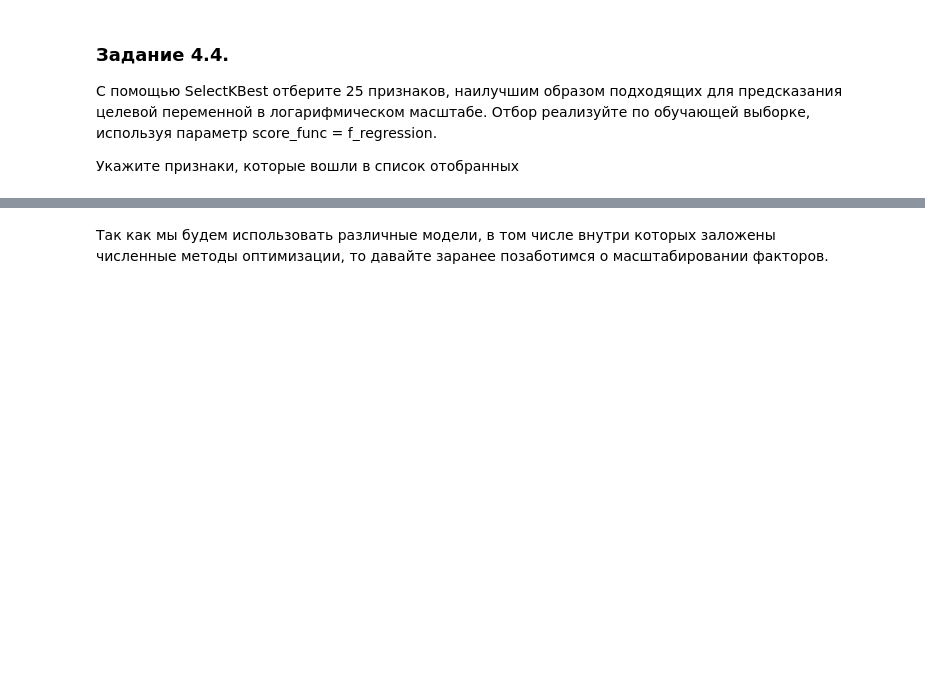
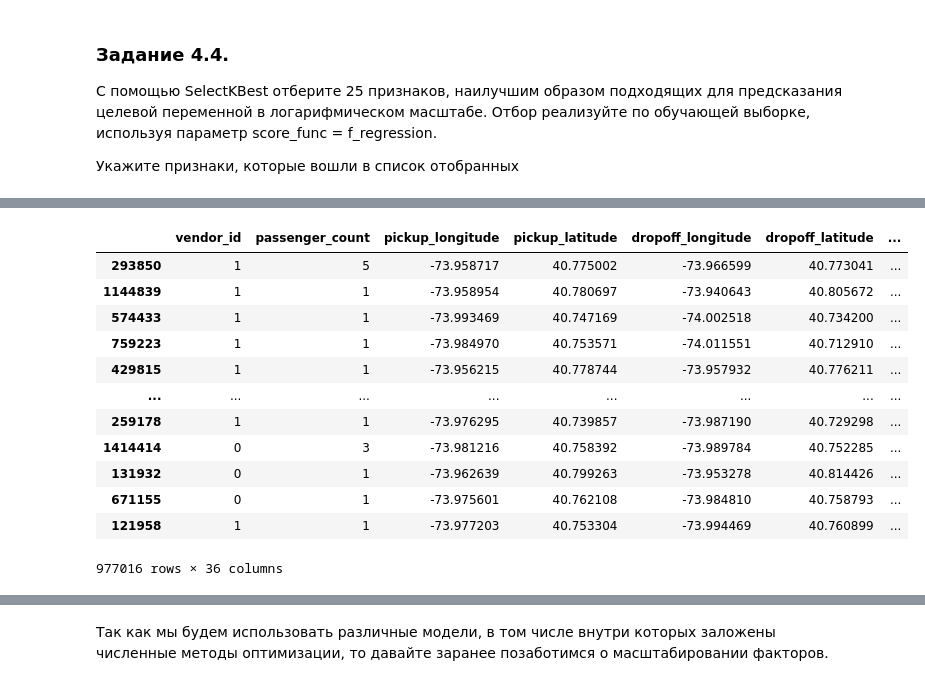
Before and after one commit to sawtoothpulse/project_5, a Jupyter notebook: project-5.ipynb, the cells around one changed output, grey strips where cells are left out. Drawn from its saved outputs; the diff is of its cells as text; code cells hidden in the pictures; blank space fills up the shorter version.

```diff
--- a/project-5.ipynb
+++ b/project-5.ipynb
@@ -733,0 +716,5 @@ Shape of data:  (1458644, 13)
+# %%
+# кодируем признаки
+train_data['vendor_id'] = train_data['vendor_id'].apply(lambda x: 0 if x == 1 else 1)
+train_data['store_and_fwd_flag'] = train_data['store_and_fwd_flag'].apply(lambda x: 0 if x == 'N' else 1)
+round(train_data[['vendor_id', 'store_and_fwd_flag']].mean(), 3)
@@ -763,8 +752,14 @@ data_onehot = pd.DataFrame(data_onehot, columns=column_names)
+# %%
+from sklearn.preprocessing import OneHotEncoder
+encoder = OneHotEncoder(drop='first', handle_unknown='ignore')
+data_onehot = encoder.fit_transform(train_data[['pickup_day_of_week', 'geo_cluster', 'events']]).toarray().astype(int)
+column_names = encoder.get_feature_names_out()
+data_onehot=pd.DataFrame(data_onehot, columns=column_names)
 # %% [markdown]
 Добавим полученную таблицу с закодированными признаками:
 # %%
 train_data = pd.concat(
-    [train_data.reset_index(drop=True).drop(columns_to_change, axis=1), data_onehot],
+    [train_data.reset_index(drop=True).drop(['pickup_day_of_week', 'geo_cluster', 'events'], axis=1), data_onehot],
     axis=1
 )
 print('Shape of data: {}'.format(train_data.shape))
@@ -797,0 +791,5 @@ X_train, X_valid, y_train_log, y_valid_log = model_selection.train_test_split(
+# %%
+from sklearn.feature_selection import SelectKBest, f_regression
+kbest = SelectKBest(k=25, score_func=f_regression)
+kbest.fit(X_train, y_train_log)
+features = kbest.get_feature_names_out()
@@ -797,0 +808,16 @@ X_train, X_valid, y_train_log, y_valid_log = model_selection.train_test_split(
+# %%
+X_train
+# %% [output]
+|  | vendor_id | passenger_count | pickup_longitude | pickup_latitude | dropoff_longitude | dropoff_latitude | ... |
+| 293850 | 1 | 5 | -73.958717 | 40.775002 | -73.966599 | 40.773041 | ... |
+| 1144839 | 1 | 1 | -73.958954 | 40.780697 | -73.940643 | 40.805672 | ... |
+| 574433 | 1 | 1 | -73.993469 | 40.747169 | -74.002518 | 40.734200 | ... |
+| 759223 | 1 | 1 | -73.984970 | 40.753571 | -74.011551 | 40.712910 | ... |
+| 429815 | 1 | 1 | -73.956215 | 40.778744 | -73.957932 | 40.776211 | ... |
+| ... | ... | ... | ... | ... | ... | ... | ... |
+| 259178 | 1 | 1 | -73.976295 | 40.739857 | -73.987190 | 40.729298 | ... |
+| 1414414 | 0 | 3 | -73.981216 | 40.758392 | -73.989784 | 40.752285 | ... |
+| 131932 | 0 | 1 | -73.962639 | 40.799263 | -73.953278 | 40.814426 | ... |
+| 671155 | 0 | 1 | -73.975601 | 40.762108 | -73.984810 | 40.758793 | ... |
+| 121958 | 1 | 1 | -73.977203 | 40.753304 | -73.994469 | 40.760899 | ... |
+977016 rows × 36 columns
```
Also changed, not shown: parts of 16 cells of this notebook.
